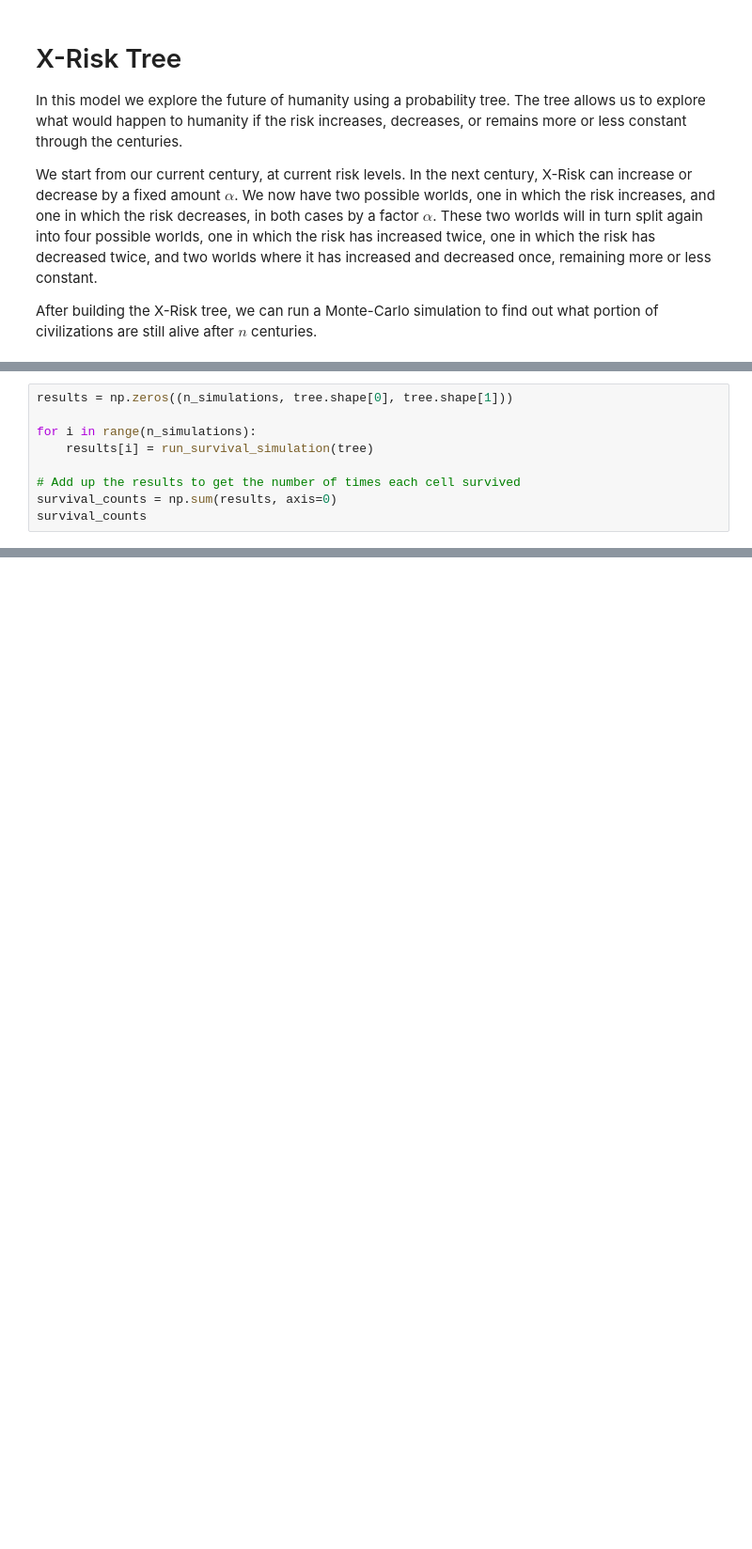
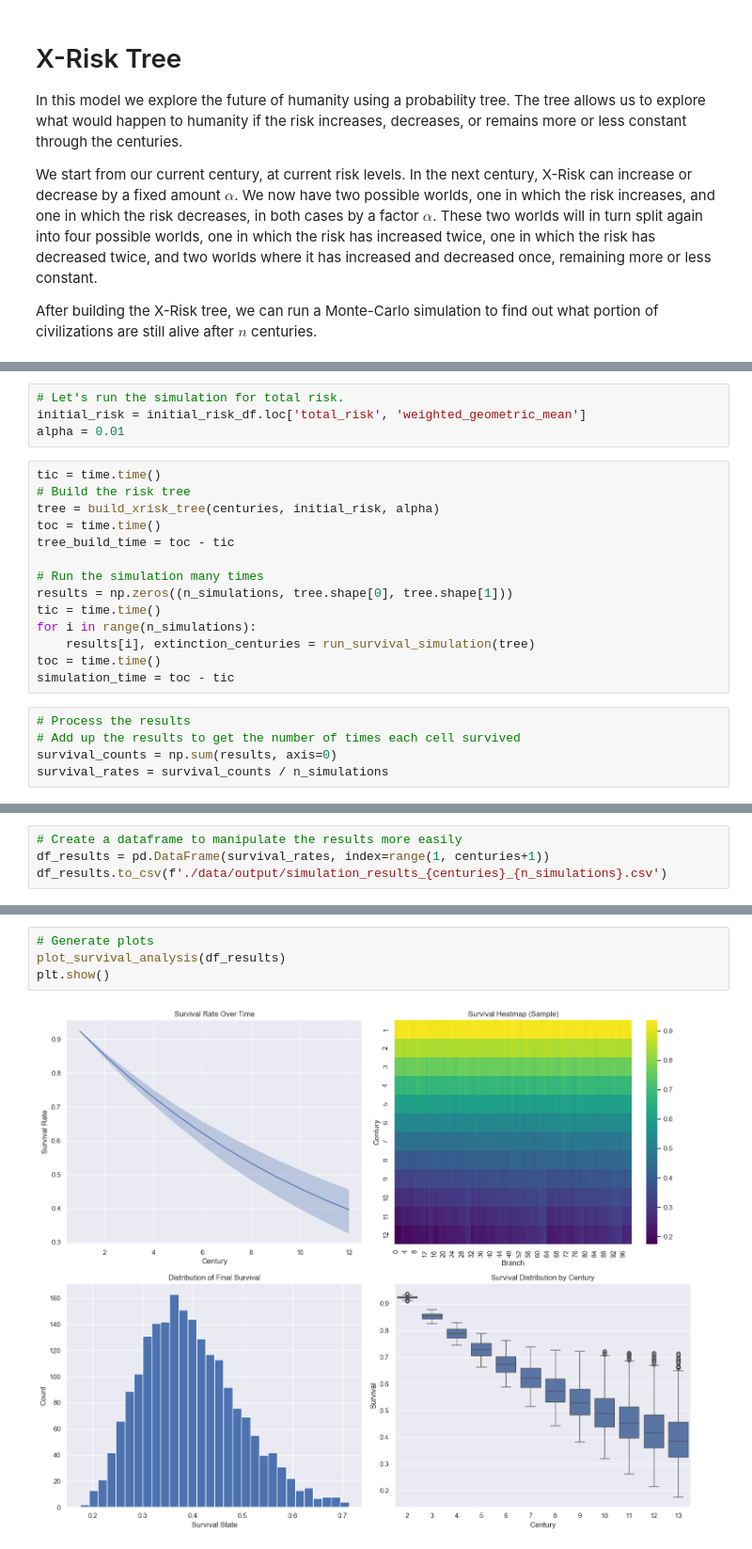
Before and after one commit to aarangop/the-extinction-game, a Jupyter notebook: x-risk_estimation-disjoint_events.ipynb, the cells around one changed output, grey strips where cells are left out. Shown at 94% size. Saved outputs shown, nothing was run; the diff lists cells and outputs as text; blank space fills up the shorter version.

```diff
--- a/x-risk_estimation-disjoint_events.ipynb
+++ b/x-risk_estimation-disjoint_events.ipynb
@@ -411,9 +510,23 @@ array([[0.1       , 0.1       , 0.1       , 0.1       , 0.1       ,
+# %%
+# Let's run the simulation for total risk.
+initial_risk = initial_risk_df.loc['total_risk', 'weighted_geometric_mean']
+alpha = 0.01
+# %%
+tic = time.time()
+# Build the risk tree
+tree = build_xrisk_tree(centuries, initial_risk, alpha)
+toc = time.time()
+tree_build_time = toc - tic
+
+# Run the simulation many times
+results = np.zeros((n_simulations, tree.shape[0], tree.shape[1]))
+tic = time.time()
+for i in range(n_simulations):
+    results[i], extinction_centuries = run_survival_simulation(tree)
+toc = time.time()
+simulation_time = toc - tic
 # %%
-results = np.zeros((n_simulations, tree.shape[0], tree.shape[1]))
-
-for i in range(n_simulations):
-    results[i] = run_survival_simulation(tree)
-
+# Process the results
 # Add up the results to get the number of times each cell survived
 survival_counts = np.sum(results, axis=0)
-survival_counts
+survival_rates = survival_counts / n_simulations
@@ -425,2 +533,6 @@ array([[906., 899., 883., 895., 911., 904., 893., 898.],
+# %%
+# Create a dataframe to manipulate the results more easily
+df_results = pd.DataFrame(survival_rates, index=range(1, centuries+1))
+df_results.to_csv(f'./data/output/simulation_results_{centuries}_{n_simulations}.csv')
 # %%
 # We're interested in the last row, which reflects how many civilizations survived until the end
@@ -484,0 +560,6 @@ Maximum generations with 10GB RAM and 1000 simulations: 19
+# %%
+# Generate plots
+plot_survival_analysis(df_results)
+plt.show()
+# %% [output]
+[figure, added]
```
Also changed, not shown: parts of 33 cells of this notebook, 15 other files.
